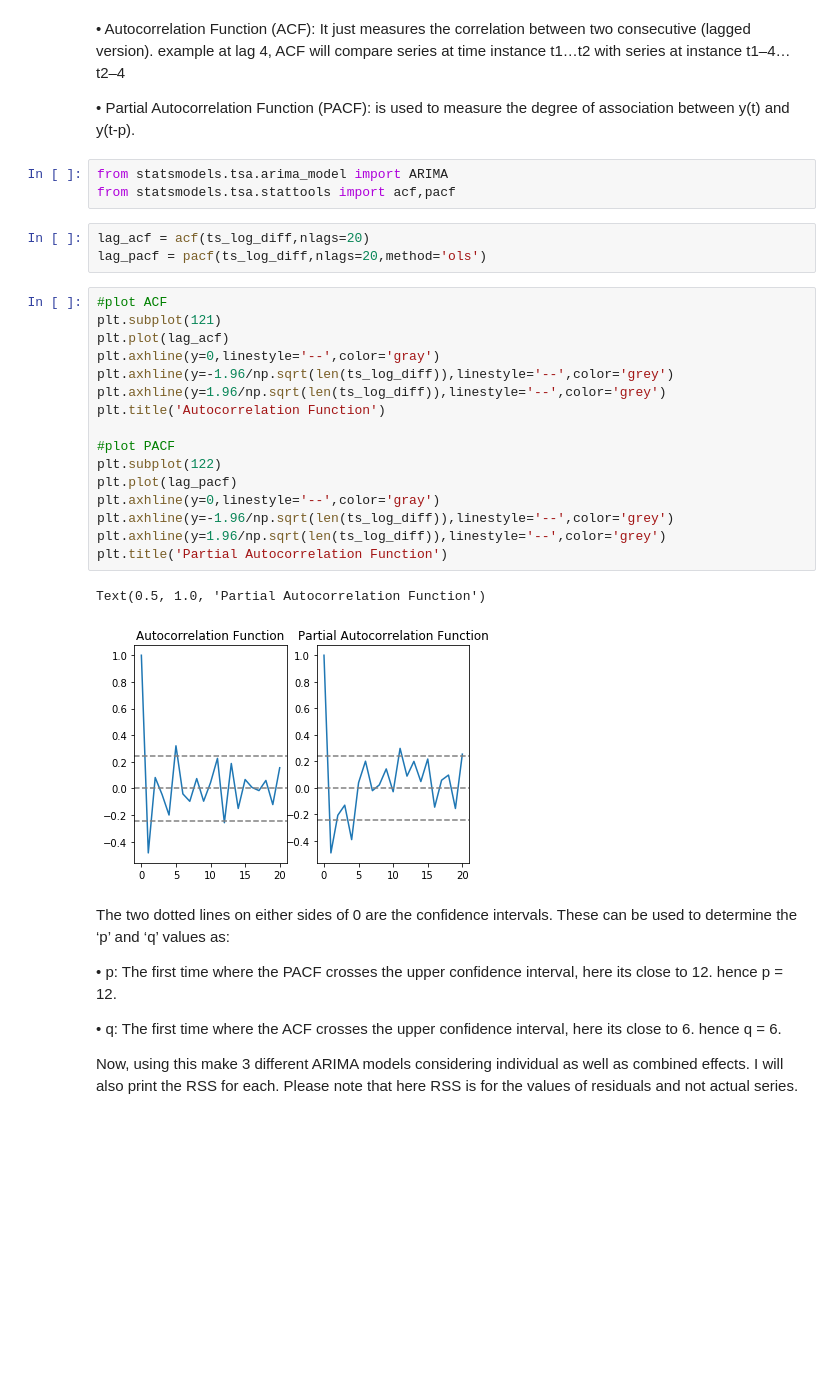
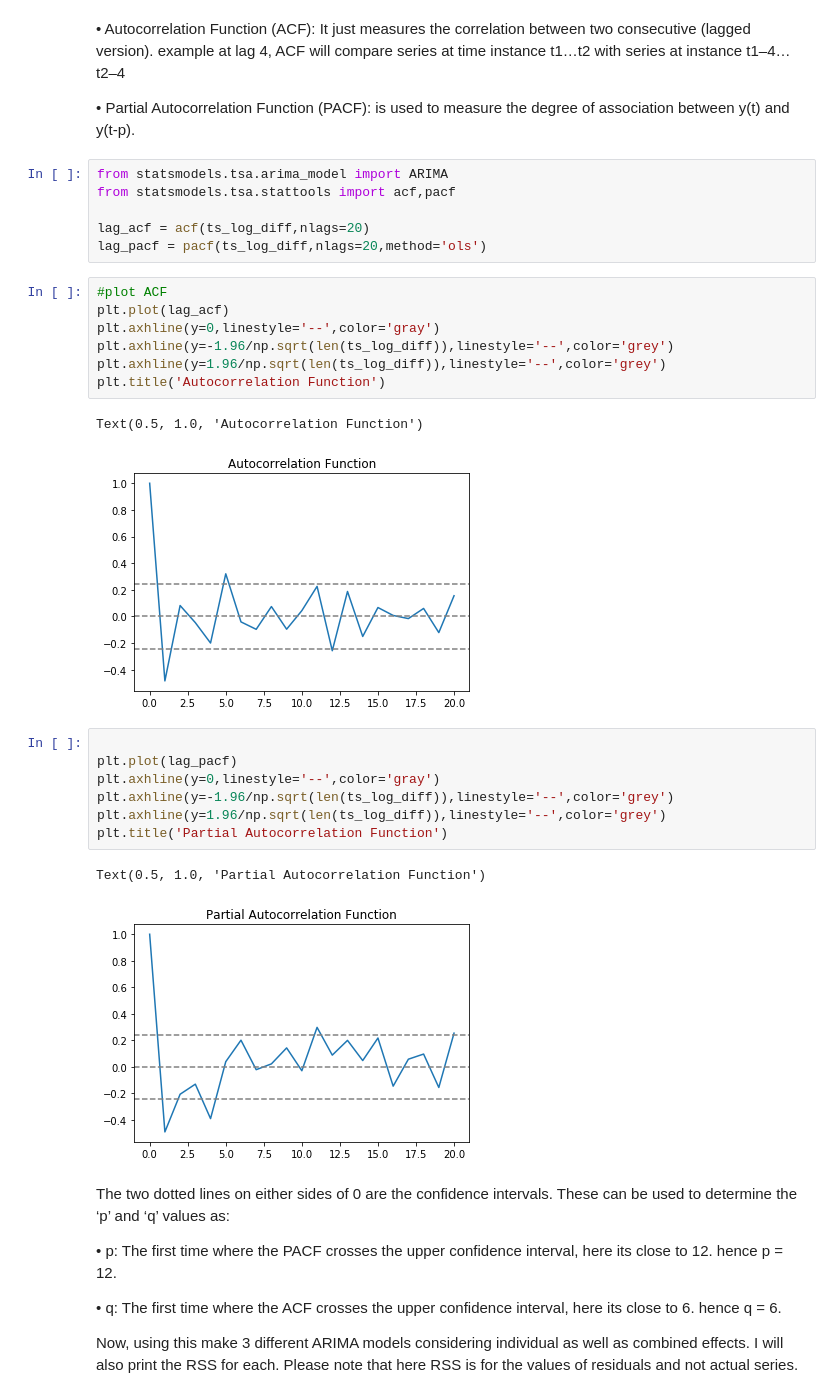
Before and after one commit to sidoff8/Covid-19-in-India, a Jupyter notebook: Covid_ARIMA.ipynb, the cells around one changed output. Drawn from its saved outputs; the diff is of its cells as text; blank space fills up the shorter version.

```diff
--- a/Covid_ARIMA.ipynb
+++ b/Covid_ARIMA.ipynb
@@ -623,28 +600,29 @@ Let me explain these dependent parameters:
 # %%
 from statsmodels.tsa.arima_model import ARIMA
 from statsmodels.tsa.stattools import acf,pacf
+
+lag_acf = acf(ts_log_diff,nlags=20)
+lag_pacf = pacf(ts_log_diff,nlags=20,method='ols')
-# %%
-lag_acf = acf(ts_log_diff,nlags=20)
-lag_pacf = pacf(ts_log_diff,nlags=20,method='ols')
 # %%
 #plot ACF
-plt.subplot(121)
 plt.plot(lag_acf)
 plt.axhline(y=0,linestyle='--',color='gray')
 plt.axhline(y=-1.96/np.sqrt(len(ts_log_diff)),linestyle='--',color='grey')
 plt.axhline(y=1.96/np.sqrt(len(ts_log_diff)),linestyle='--',color='grey')
 plt.title('Autocorrelation Function')
-
-#plot PACF
-plt.subplot(122)
-plt.plot(lag_pacf)
-plt.axhline(y=0,linestyle='--',color='gray')
-plt.axhline(y=-1.96/np.sqrt(len(ts_log_diff)),linestyle='--',color='grey')
-plt.axhline(y=1.96/np.sqrt(len(ts_log_diff)),linestyle='--',color='grey')
-plt.title('Partial Autocorrelation Function')
 # %% [output]
-Text(0.5, 1.0, 'Partial Autocorrelation Function')
+Text(0.5, 1.0, 'Autocorrelation Function')
-[figure, old version]
+[figure, new version]
+# %%
+
+plt.plot(lag_pacf)
+plt.axhline(y=0,linestyle='--',color='gray')
+plt.axhline(y=-1.96/np.sqrt(len(ts_log_diff)),linestyle='--',color='grey')
+plt.axhline(y=1.96/np.sqrt(len(ts_log_diff)),linestyle='--',color='grey')
+plt.title('Partial Autocorrelation Function')
+# %% [output]
+Text(0.5, 1.0, 'Partial Autocorrelation Function')
+[figure, added]
 # %% [markdown]
 The two dotted lines on either sides of 0 are the confidence intervals. These can be used to determine the ‘p’ and ‘q’ values as:
 
```
Also changed, not shown: parts of 16 cells of this notebook.
